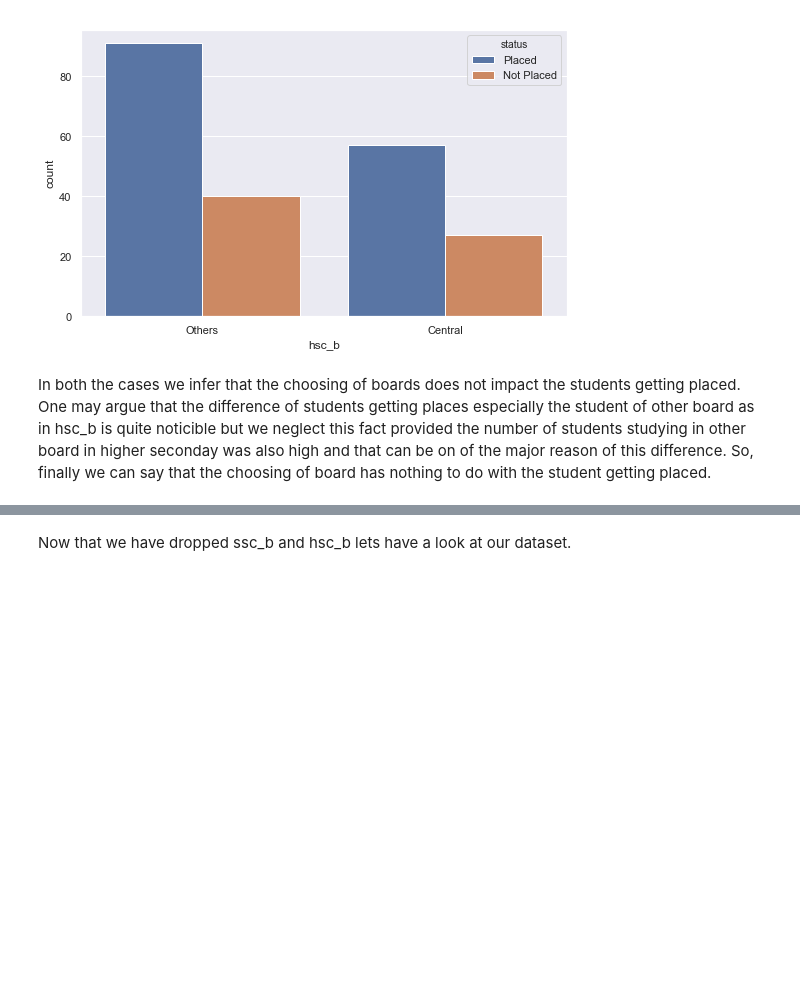
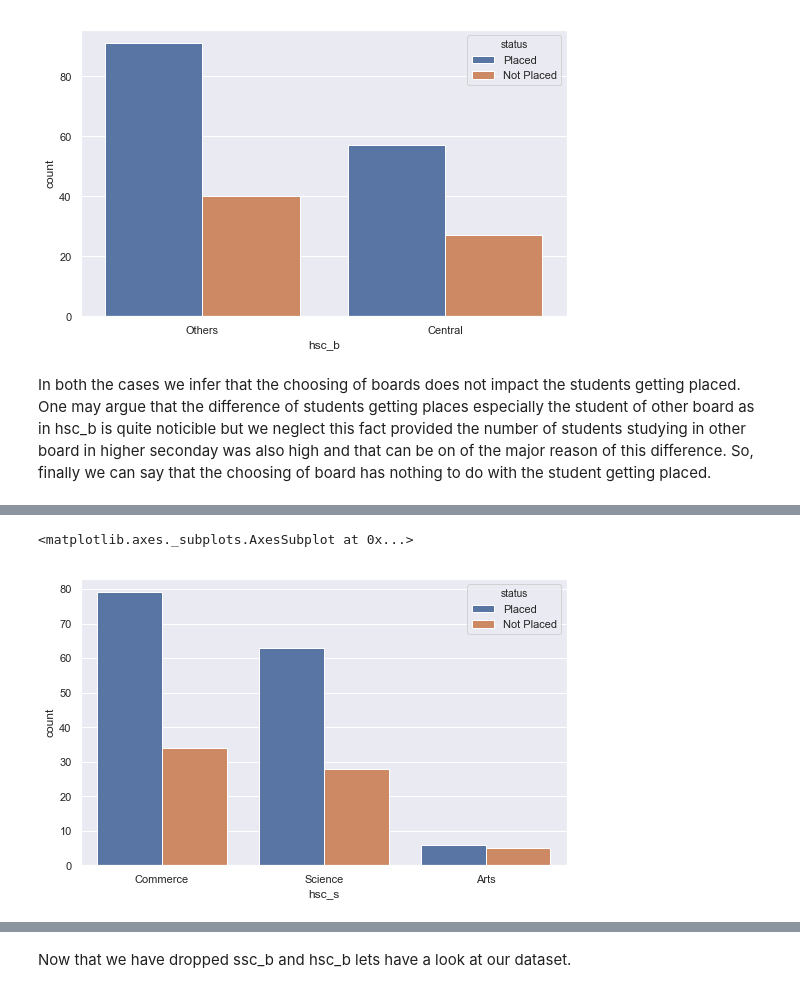
Before and after one commit to Ayush-Khamrui/Campus-Recruitment, a Jupyter notebook: main.ipynb, the cells around one changed output, grey strips where cells are left out. Drawn from its saved outputs; the diff is of its cells as text; code cells hidden in the pictures; blank space fills up the shorter version.

```diff
--- a/main.ipynb
+++ b/main.ipynb
@@ -105,0 +125,6 @@ So, finally we can say that the choosing of board has nothing to do with the stu
+# %%
+sns.set(rc={'figure.figsize':(8.7,5.27)})
+sns.countplot("hsc_s", hue="status", data=dataset)
+# %% [output]
+<matplotlib.axes._subplots.AxesSubplot at 0x...>
+[figure, added]
```
Also changed, not shown: parts of 35 cells of this notebook.
